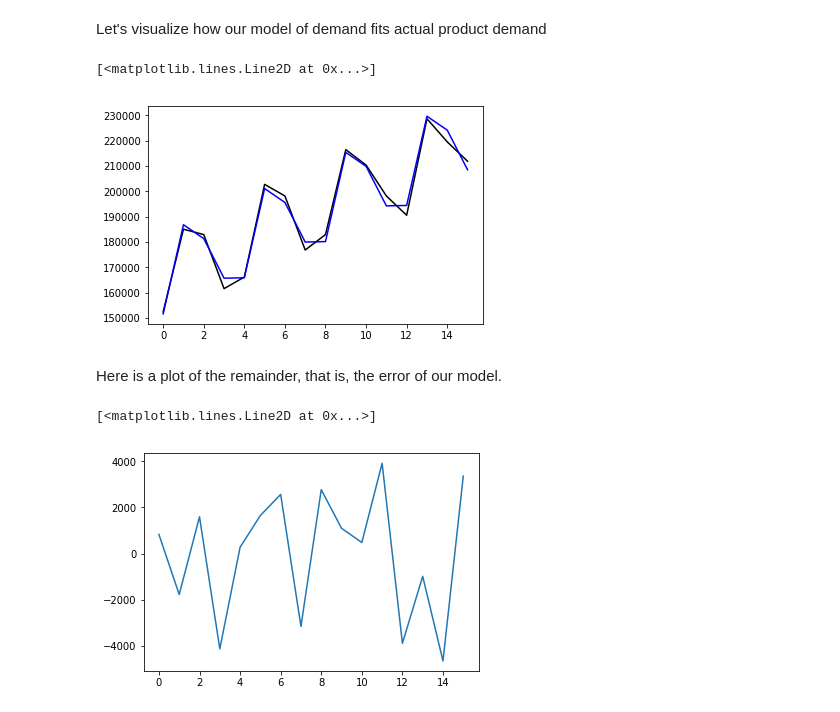
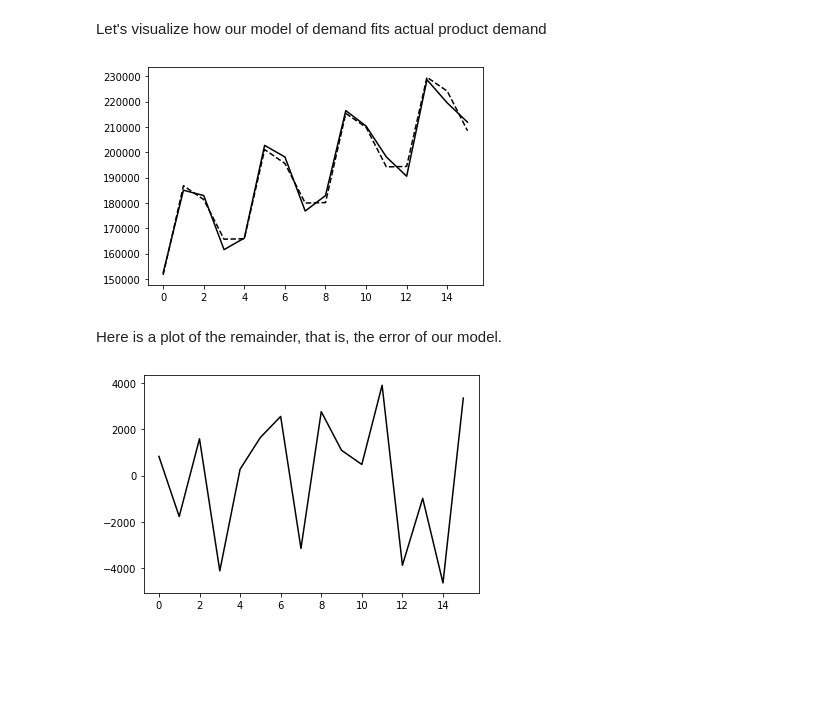
Before and after one commit to jrb28/time_series_analysis, a Jupyter notebook: TSAnalyze1.ipynb, the cells around one changed output. Saved outputs shown, nothing was run; the diff lists cells and outputs as text; code cells hidden in the pictures; blank space fills up the shorter version.

```diff
--- a/TSAnalyze1.ipynb
+++ b/TSAnalyze1.ipynb
@@ -114,8 +135,8 @@ NameError: name 'plt' is not defined
 # %% [markdown]
 In the computation below, a column is created in the DataFrame whose name is 'R1'.  The 'R' stands for remainder of the original sales trajectory after the regression 'pattern' has been extracted from the original sales pattern.
 # %%
-df['R1'] = df['Product1Demand'] - df['regress']
-df.style.format({
+df1['R1'] = df1.Product1Demand - df1.regress
+df1.style.format({
     'Product1Demand': '{:,.0f}'.format,
     'regress': '{:,.0f}'.format,
     'R1': '{:,.0f}'.format
@@ -152,8 +173,8 @@ How many quarters pass before the pattern repeats?
 
 When the autocorrelation value for a particular lag is large (close to 1) and positive, it indicates a cyclic pattern with the periodicty of that lag.
 # %%
-for i in range(int(len(df.index)/2)):
-    print('autocorrelation, lag =',i,':',df.R1.autocorr(lag = i))
+for i in range(int(len(df1.index)/2)):
+    print('autocorrelation, lag =',i,':',df1.R1.autocorr(lag = i))
 # %% [output]
 autocorrelation, lag = 0 : 0.9999999999999999
 autocorrelation, lag = 1 : -0.1102785302304146
@@ -168,11 +189,12 @@ This code plots each sequential series of 4 points, where 4 corresponds with the
 # %%
 dfQtr = pd.DataFrame()
 cycleLen = 4
-for i in range(int(len(df.index)/cycleLen)):
-    newData = pd.DataFrame({i:df['R1'].iloc[i*cycleLen:(i+1)*cycleLen]})
+for i in range(int(len(df1.index)/cycleLen)):
+    newData = pd.DataFrame({i:df1['R1'].iloc[i*cycleLen:(i+1)*cycleLen]})
     newData.index = range(0,len(newData))
     dfQtr = pd.concat([dfQtr,newData],axis=1)
 
 fig,ax = plt.subplots()
 ax.plot(dfQtr)
+plt.show()
 # %% [output]
@@ -211,17 +229,17 @@ What does the remainder of the demand pattern look like if we use the average se
 #def calcR2(row):
 #    return row[3] - row[4]
 
-df['S'] = np.NaN
-df['error'] = np.NaN
-df['R2'] = np.NaN
-df['Forecast'] = np.NaN
+df1['S'] = np.NaN
+df1['error'] = np.NaN
+df1['Forecast'] = np.NaN
+df1['R2'] = np.NaN
 S = dfQtr['avg'].tolist()
-for i in df.index:
-    df.loc[i,'S'] = S[i%cycleLen]
-    df.loc[i,'R2'] = df.loc[i,'R1'] - df.loc[i,'S']
-    df.loc[i,'Forecast'] = df.loc[i,'regress'] + df.loc[i,'S']
-    df.loc[i,'error'] = df.loc[i,'R2'] / df.loc[i,'Product1Demand']
-df.style.format({
+for i in df1.index:
+    df1.loc[i,'S'] = S[i%cycleLen]
+    df1.loc[i,'Forecast'] = df1.loc[i,'regress'] + df1.loc[i,'S']
+    df1.loc[i,'error'] = df1.loc[i,'R2'] / df1.loc[i,'Product1Demand']
+    df1.loc[i,'R2'] = df1.loc[i,'R1'] - df1.loc[i,'S']
+df1.style.format({
     'Product1Demand': '{:,.0f}'.format,
     'regress': '{:,.0f}'.format,
     'R1': '{:,.0f}'.format,
@@ -252,15 +270,15 @@ df.style.format({
 Let's visualize how our model of demand fits actual product demand
 # %%
 fig, ax = plt.subplots()
-ax.plot(df['Product1Demand'],c='k')
-ax.plot(df['Forecast'],c='b')
+ax.plot(df1['Product1Demand'],c='k')
+ax.plot(df1['Forecast'],c='k', linestyle='--')
+plt.show()
 # %% [output]
-[<matplotlib.lines.Line2D at 0x...>]
-[figure, old version]
+[figure, new version]
 # %% [markdown]
 Here is a plot of the remainder, that is, the error of our model.
 # %%
-plt.plot(df.index,df.R2)
+plt.plot(df1.index,df1.R2, c='k')
+plt.show()
 # %% [output]
-[<matplotlib.lines.Line2D at 0x...>]
-[figure, old version]
+[figure, new version]
```
Also changed, not shown: parts of 19 cells of this notebook.
